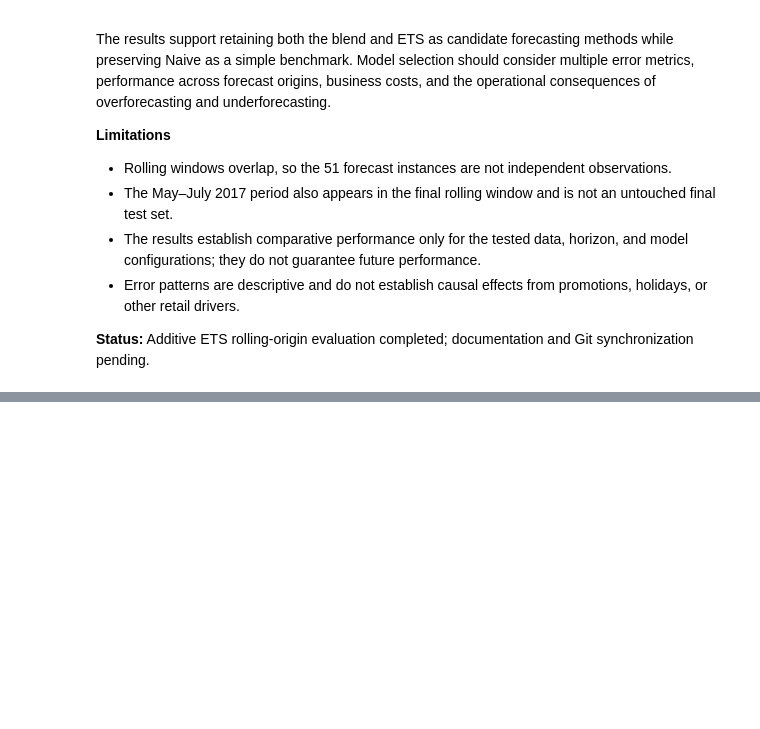
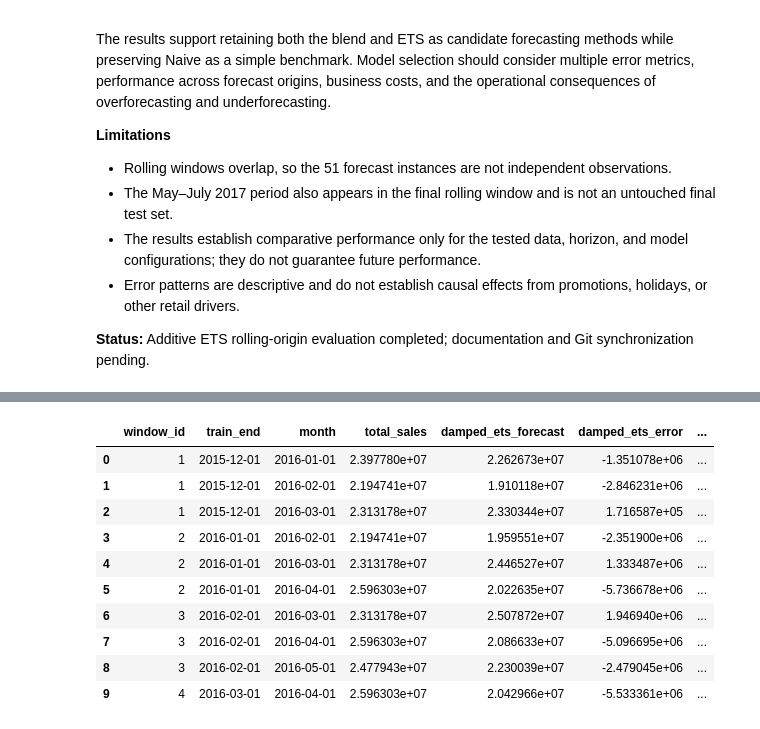
Before and after one commit to Abu-Hozaifa-Retail-Analyst/retail-sales-forecasting, a Jupyter notebook: notebooks/01_data_quality/02_initial_data_profiling.ipynb, the cells around one changed output, grey strips where cells are left out. Cells and saved outputs as stored; diff of their text form; code cells hidden in the pictures; blank space fills up the shorter version.

```diff
--- a/notebooks/01_data_quality/02_initial_data_profiling.ipynb
+++ b/notebooks/01_data_quality/02_initial_data_profiling.ipynb
@@ -10982,0 +11035,78 @@ The results support retaining both the blend and ETS as candidate forecasting me
+# %%
+# Phase 3.13.4 — Rolling-Origin Damped ETS Forecasts
+
+damped_rolling_forecasts = []
+
+for window_id, window in rolling_windows_df.iterrows():
+
+    train_end = window["train_end"]
+    validation_start = window["validation_start"]
+    validation_end = window["validation_end"]
+
+    # Use only historical observations available at this origin
+    damped_train = forecast_series.loc[
+        forecast_series.index <= train_end
+    ]
+
+    # Actual values for the three-month validation window
+    damped_actual = forecast_series.loc[
+        (forecast_series.index >= validation_start)
+        & (forecast_series.index <= validation_end)
+    ]
+
+    # Fit a fresh damped ETS model for this origin
+    damped_model = ExponentialSmoothing(
+        damped_train,
+        trend="add",
+        damped_trend=True,
+        seasonal="add",
+        seasonal_periods=12,
+        initialization_method="estimated"
+    )
+
+    damped_fit = damped_model.fit(optimized=True)
+
+    damped_forecast = damped_fit.forecast(
+        len(damped_actual)
+    )
+
+    # Record each forecast and its actual value
+    for month, forecast_value, actual_value in zip(
+        damped_actual.index,
+        damped_forecast.to_numpy(),
+        damped_actual.to_numpy()
+    ):
+        damped_rolling_forecasts.append({
+            "window_id": window_id + 1,
+            "train_end": train_end,
+            "month": month,
+            "total_sales": actual_value,
+            "damped_ets_forecast": forecast_value
+        })
+
+damped_rolling_forecasts_df = pd.DataFrame(
+    damped_rolling_forecasts
+)
+
+damped_rolling_forecasts_df["damped_ets_error"] = (
+    damped_rolling_forecasts_df["damped_ets_forecast"]
+    - damped_rolling_forecasts_df["total_sales"]
+)
+
+damped_rolling_forecasts_df["damped_ets_absolute_error"] = (
+    damped_rolling_forecasts_df["damped_ets_error"].abs()
+)
+
+damped_rolling_forecasts_df.head(10)
+# %% [output]
+|  | window_id | train_end | month | total_sales | damped_ets_forecast | damped_ets_error | ... |
+| 0 | 1 | 2015-12-01 | 2016-01-01 | 2.397780e+07 | 2.262673e+07 | -1.351078e+06 | ... |
+| 1 | 1 | 2015-12-01 | 2016-02-01 | 2.194741e+07 | 1.910118e+07 | -2.846231e+06 | ... |
+| 2 | 1 | 2015-12-01 | 2016-03-01 | 2.313178e+07 | 2.330344e+07 | 1.716587e+05 | ... |
+| 3 | 2 | 2016-01-01 | 2016-02-01 | 2.194741e+07 | 1.959551e+07 | -2.351900e+06 | ... |
+| 4 | 2 | 2016-01-01 | 2016-03-01 | 2.313178e+07 | 2.446527e+07 | 1.333487e+06 | ... |
+| 5 | 2 | 2016-01-01 | 2016-04-01 | 2.596303e+07 | 2.022635e+07 | -5.736678e+06 | ... |
+| 6 | 3 | 2016-02-01 | 2016-03-01 | 2.313178e+07 | 2.507872e+07 | 1.946940e+06 | ... |
+| 7 | 3 | 2016-02-01 | 2016-04-01 | 2.596303e+07 | 2.086633e+07 | -5.096695e+06 | ... |
+| 8 | 3 | 2016-02-01 | 2016-05-01 | 2.477943e+07 | 2.230039e+07 | -2.479045e+06 | ... |
+| 9 | 4 | 2016-03-01 | 2016-04-01 | 2.596303e+07 | 2.042966e+07 | -5.533361e+06 | ... |
```
Also changed, not shown: parts of 8 cells of this notebook, 1 other file.
